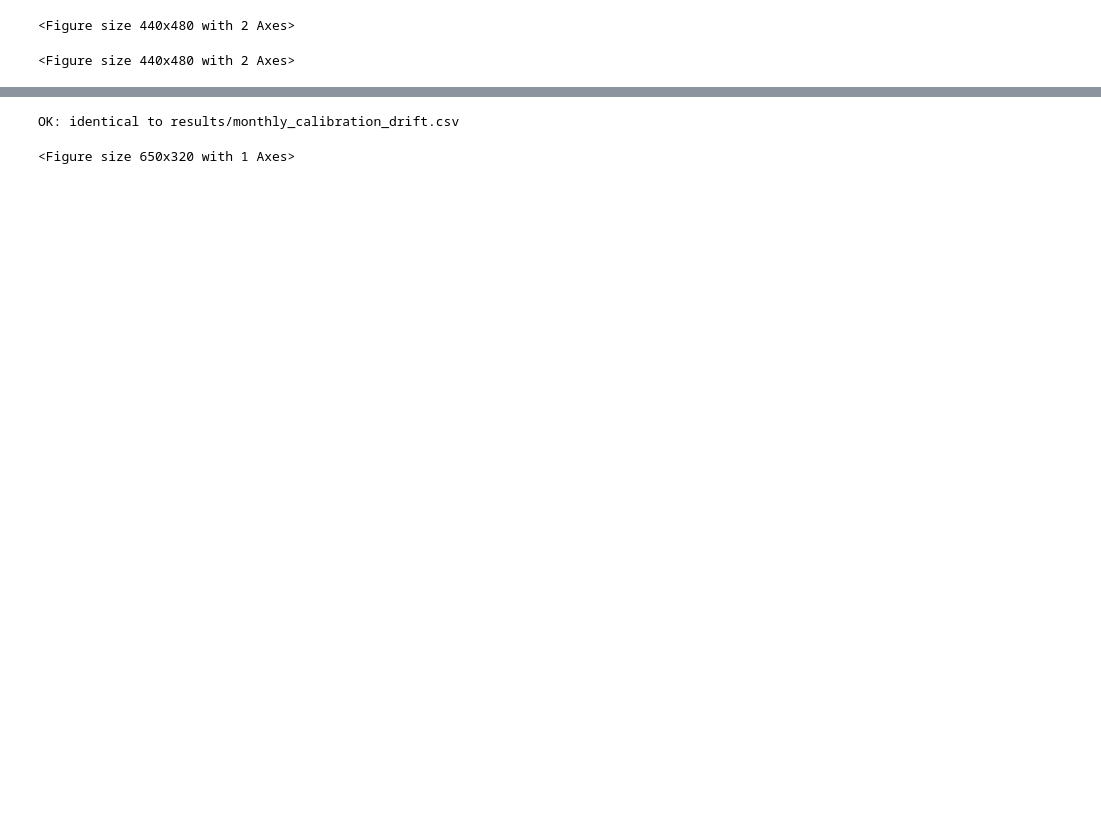
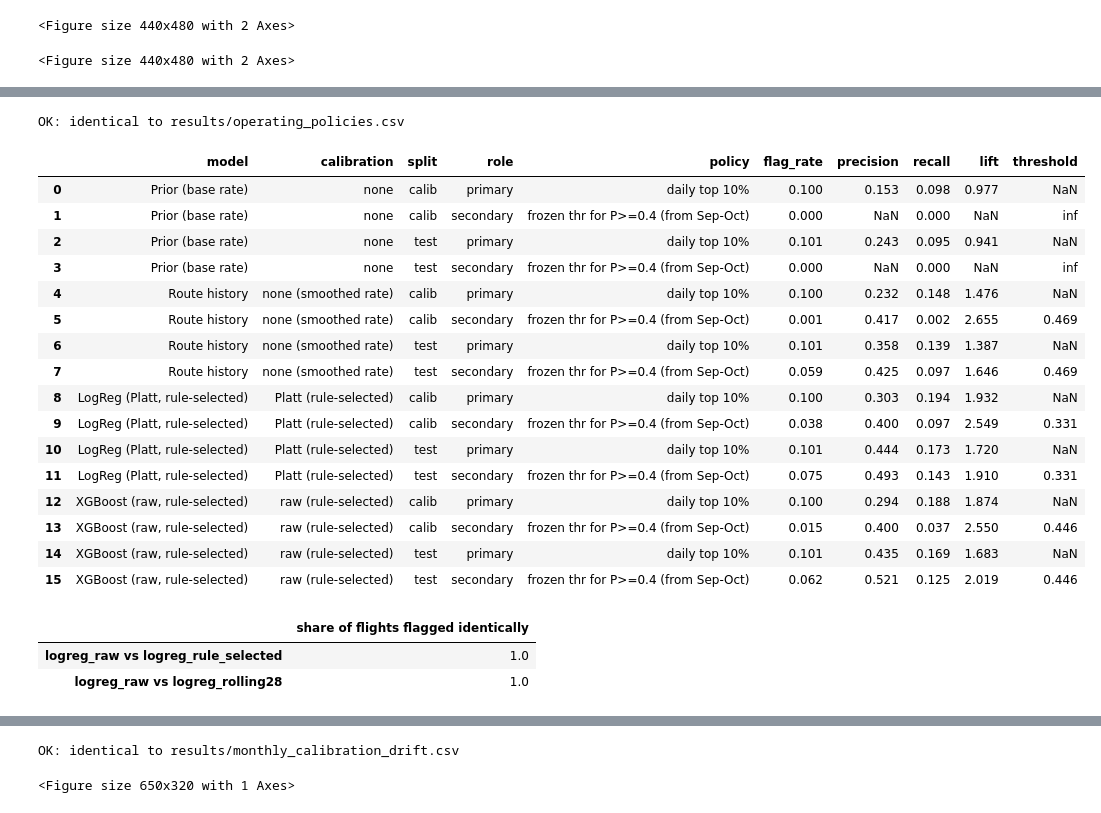
Before and after one commit to nipun1803/AeroCast-AI, a Jupyter notebook: notebooks/04_evaluation.ipynb, the cells around one changed output, grey strips where cells are left out. Cells and saved outputs as stored; diff of their text form; code cells hidden in the pictures; blank space fills up the shorter version.

```diff
--- a/notebooks/04_evaluation.ipynb
+++ b/notebooks/04_evaluation.ipynb
@@ -143,0 +342,34 @@ figs["reliability_xgboost_test"]
+# %%
+policies = pipeline.operating_policies(labels, final_preds, thresholds, choice)
+print(artefacts.assert_matches(policies, "operating_policies.csv"))
+policies[["model", "calibration", "split", "role", "policy", "flag_rate", "precision", "recall", "lift", "threshold"]].round(3)
+# %% [output]
+OK: identical to results/operating_policies.csv
+|  | model | calibration | split | role | policy | flag_rate | precision | recall | lift | threshold |
+| 0 | Prior (base rate) | none | calib | primary | daily top 10% | 0.100 | 0.153 | 0.098 | 0.977 | NaN |
+| 1 | Prior (base rate) | none | calib | secondary | frozen thr for P>=0.4 (from Sep-Oct) | 0.000 | NaN | 0.000 | NaN | inf |
+| 2 | Prior (base rate) | none | test | primary | daily top 10% | 0.101 | 0.243 | 0.095 | 0.941 | NaN |
+| 3 | Prior (base rate) | none | test | secondary | frozen thr for P>=0.4 (from Sep-Oct) | 0.000 | NaN | 0.000 | NaN | inf |
+| 4 | Route history | none (smoothed rate) | calib | primary | daily top 10% | 0.100 | 0.232 | 0.148 | 1.476 | NaN |
+| 5 | Route history | none (smoothed rate) | calib | secondary | frozen thr for P>=0.4 (from Sep-Oct) | 0.001 | 0.417 | 0.002 | 2.655 | 0.469 |
+| 6 | Route history | none (smoothed rate) | test | primary | daily top 10% | 0.101 | 0.358 | 0.139 | 1.387 | NaN |
+| 7 | Route history | none (smoothed rate) | test | secondary | frozen thr for P>=0.4 (from Sep-Oct) | 0.059 | 0.425 | 0.097 | 1.646 | 0.469 |
+| 8 | LogReg (Platt, rule-selected) | Platt (rule-selected) | calib | primary | daily top 10% | 0.100 | 0.303 | 0.194 | 1.932 | NaN |
+| 9 | LogReg (Platt, rule-selected) | Platt (rule-selected) | calib | secondary | frozen thr for P>=0.4 (from Sep-Oct) | 0.038 | 0.400 | 0.097 | 2.549 | 0.331 |
+| 10 | LogReg (Platt, rule-selected) | Platt (rule-selected) | test | primary | daily top 10% | 0.101 | 0.444 | 0.173 | 1.720 | NaN |
+| 11 | LogReg (Platt, rule-selected) | Platt (rule-selected) | test | secondary | frozen thr for P>=0.4 (from Sep-Oct) | 0.075 | 0.493 | 0.143 | 1.910 | 0.331 |
+| 12 | XGBoost (raw, rule-selected) | raw (rule-selected) | calib | primary | daily top 10% | 0.100 | 0.294 | 0.188 | 1.874 | NaN |
+| 13 | XGBoost (raw, rule-selected) | raw (rule-selected) | calib | secondary | frozen thr for P>=0.4 (from Sep-Oct) | 0.015 | 0.400 | 0.037 | 2.550 | 0.446 |
+| 14 | XGBoost (raw, rule-selected) | raw (rule-selected) | test | primary | daily top 10% | 0.101 | 0.435 | 0.169 | 1.683 | NaN |
+| 15 | XGBoost (raw, rule-selected) | raw (rule-selected) | test | secondary | frozen thr for P>=0.4 (from Sep-Oct) | 0.062 | 0.521 | 0.125 | 2.019 | 0.446 |
+# %%
+# the primary policy only depends on within-day ranks: raw / Platt / rolling Platt flag (almost) the same flights
+flag = {k: evaluate.flag_daily_top_share(labels.dates["test"], final_preds[k]["test"])
+        for k in ["logreg_raw", "logreg_rule_selected", f"logreg_rolling{config.ROLLING_CALIB_DAYS}"]}
+pd.Series({f"{a} vs {b}": float((flag[a] == flag[b]).mean()) for a, b in
+           [("logreg_raw", "logreg_rule_selected"), ("logreg_raw", f"logreg_rolling{config.ROLLING_CALIB_DAYS}")]},
+          name="share of flights flagged identically").to_frame()
+# %% [output]
+|  | share of flights flagged identically |
+| logreg_raw vs logreg_rule_selected | 1.0 |
+| logreg_raw vs logreg_rolling28 | 1.0 |
```
Also changed, not shown: parts of 88 cells of this notebook, 3 other files.
